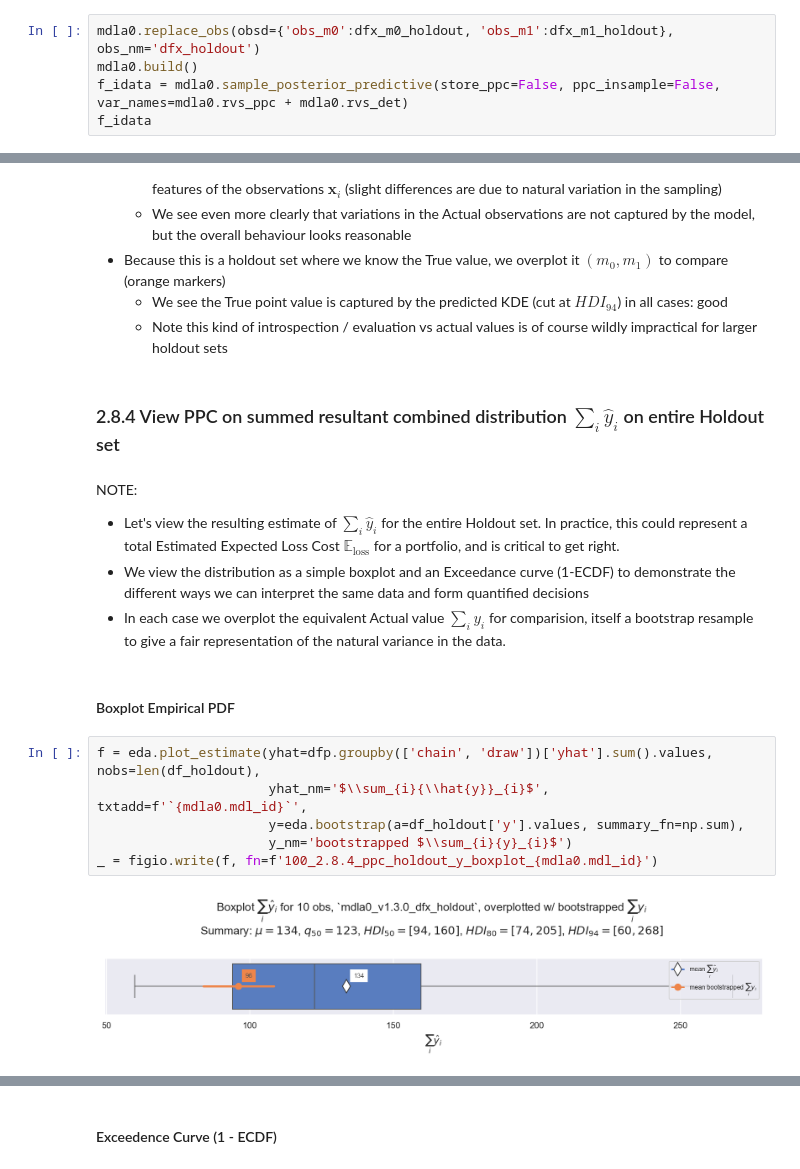
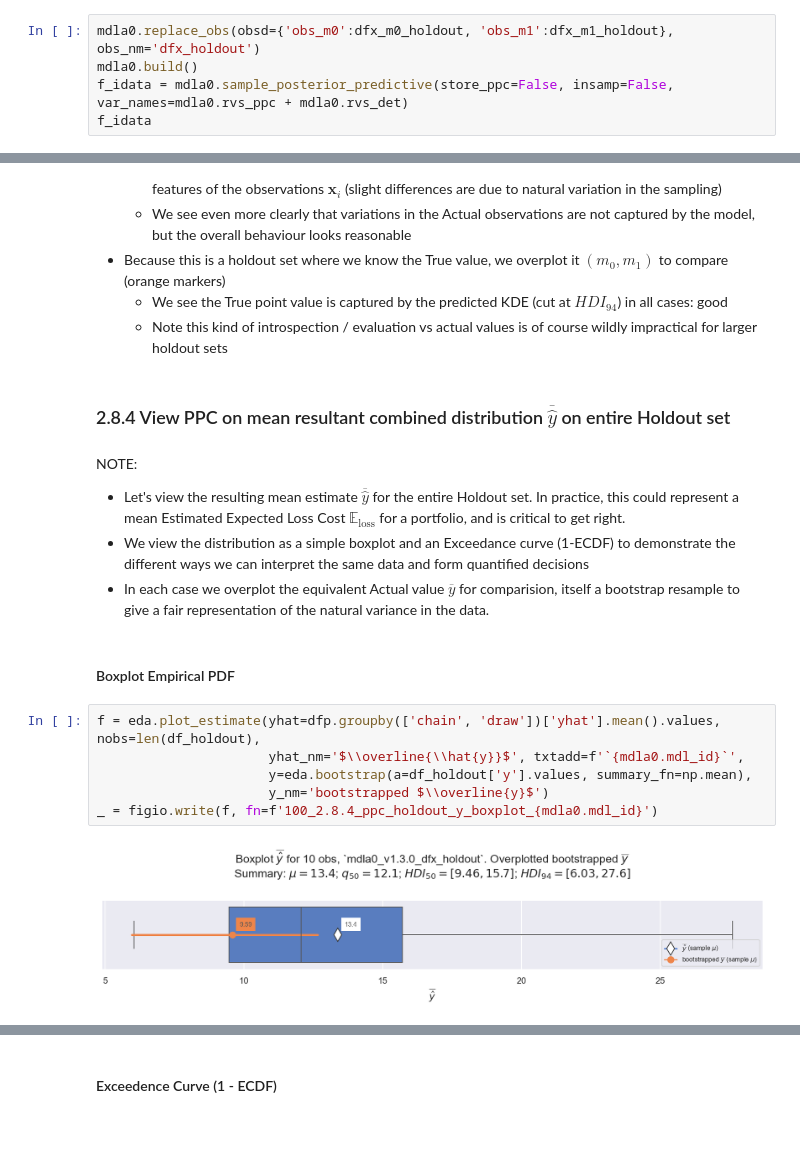
Before and after one commit to oreum-industries/oreum_copula, a Jupyter notebook: notebooks/100_ModelA0.ipynb, the cells around one changed output, grey strips where cells are left out. Drawn from its saved outputs; the diff is of its cells as text; blank space fills up the shorter version.

Commit message:
Updates to mean yhat (#13)
* + update NBs100, 101, 102 to mean eloss
+ update NB000

* + make slides

```diff
--- a/notebooks/100_ModelA0.ipynb
+++ b/notebooks/100_ModelA0.ipynb
@@ -562,7 +562,7 @@ the true value, so we can directly compare to the predictions for the sake of fu
 # %%
 mdla0.replace_obs(obsd={'obs_m0':dfx_m0_holdout, 'obs_m1':dfx_m1_holdout}, obs_nm='dfx_holdout')
 mdla0.build()
-f_idata = mdla0.sample_posterior_predictive(store_ppc=False, ppc_insample=False, var_names=mdla0.rvs_ppc + mdla0.rvs_det)
+f_idata = mdla0.sample_posterior_predictive(store_ppc=False, insamp=False, var_names=mdla0.rvs_ppc + mdla0.rvs_det)
 f_idata
 # %% [output]
 [interactive output not drawn]
@@ -633,26 +633,26 @@ _ = figio.write(g.fig, fn=f'100_2.8.3_ppc_holdout_y_{mdla0.mdl_id}')
   + We see the True point value is captured by the predicted KDE (cut at $HDI_{94}$) in all cases: good
   + Note this kind of introspection / evaluation vs actual values is of course wildly impractical for larger holdout sets
 # %% [markdown]
-### 2.8.4 View PPC on summed resultant combined distribution $\sum_{i}{\hat{y}}_{i}$ on entire Holdout set
+### 2.8.4 View PPC on mean resultant combined distribution $\overline{\hat{y}}$ on entire Holdout set
 # %% [markdown]
 NOTE:
 
-+ Let's view the resulting estimate of $\sum_{i}{\hat{y}}_{i}$ for the entire Holdout set. In practice, this could
-  represent a total Estimated Expected Loss Cost $\mathbb{E}_{\text{loss}}$ for a portfolio, and is critical to get right.
++ Let's view the resulting mean estimate $\overline{\hat{y}}$ for the entire Holdout set. In practice, this could
+  represent a mean Estimated Expected Loss Cost $\mathbb{E}_{\text{loss}}$ for a portfolio, and is critical to get right.
 + We view the distribution as a simple boxplot and an Exceedance curve (1-ECDF) to demonstrate the different ways we
   can interpret the same data and form quantified decisions
-+ In each case we overplot the equivalent Actual value $\sum_{i}{y}_{i}$ for comparision, itself a bootstrap resample
++ In each case we overplot the equivalent Actual value $\overline{y}$ for comparision, itself a bootstrap resample
   to give a fair representation of the natural variance in the data.
 # %% [markdown]
 #### Boxplot Empirical PDF
 # %%
-f = eda.plot_estimate(yhat=dfp.groupby(['chain', 'draw'])['yhat'].sum().values, nobs=len(df_holdout),
-                      yhat_nm='$\\sum_{i}{\\hat{y}}_{i}$', txtadd=f'`{mdla0.mdl_id}`',
-                      y=eda.bootstrap(a=df_holdout['y'].values, summary_fn=np.sum),
-                      y_nm='bootstrapped $\\sum_{i}{y}_{i}$')
+f = eda.plot_estimate(yhat=dfp.groupby(['chain', 'draw'])['yhat'].mean().values, nobs=len(df_holdout),
+                      yhat_nm='$\\overline{\\hat{y}}$', txtadd=f'`{mdla0.mdl_id}`',
+                      y=eda.bootstrap(a=df_holdout['y'].values, summary_fn=np.mean),
+                      y_nm='bootstrapped $\\overline{y}$')
 _ = figio.write(f, fn=f'100_2.8.4_ppc_holdout_y_boxplot_{mdla0.mdl_id}')
 # %% [output]
-[figure, old version]
+[figure, new version]
 # %% [markdown]
 **Observe:**
 
```
Also changed, not shown: parts of 18 cells of this notebook, 24 other files.
